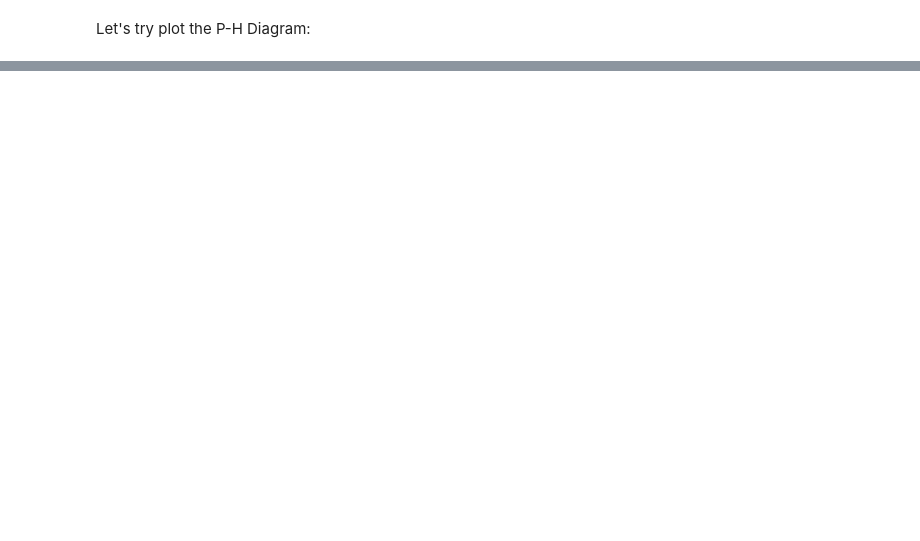
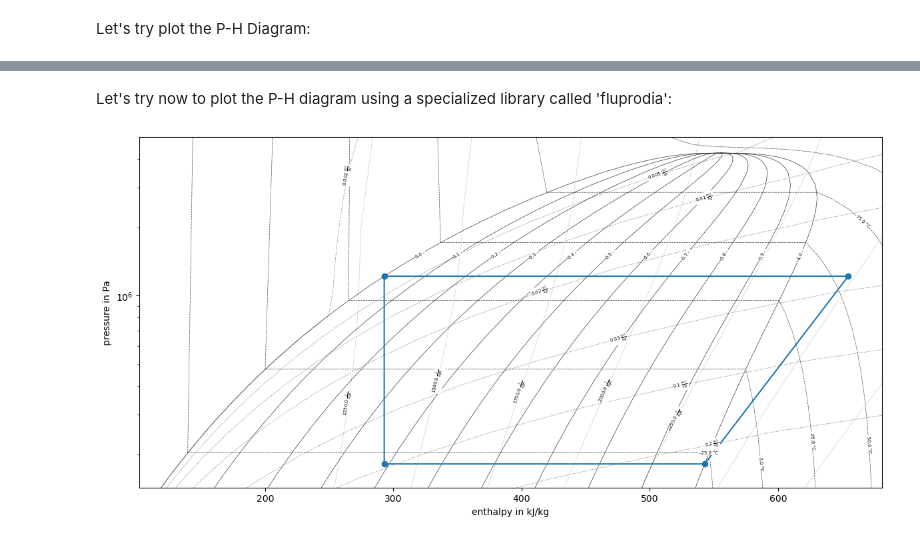
Before and after one commit to boujuan/Renewable_Energy_Heat, a Jupyter notebook: Scratchpad_alberto.ipynb, the cells around one changed output, grey strips where cells are left out. Drawn from its saved outputs; the diff is of its cells as text; code cells hidden in the pictures; blank space fills up the shorter version.

Commit message:
Added P-H and T-S diagrams to scratchpad_alberto

```diff
--- a/Scratchpad_alberto.ipynb
+++ b/Scratchpad_alberto.ipynb
@@ -202,0 +204,23 @@ plt.tight_layout()
+# %% [markdown]
+Let's try now to plot the P-H diagram using a specialized library called 'fluprodia':
+# %%
+diagram = FluidPropertyDiagram(refr_fluid)
+diagram.set_unit_system(T="°C", h="kJ/kg")
+diagram.set_isolines(T=np.arange(-25, 101, 25), s=np.arange(1250, 3001, 250), h=np.arange(100, 801, 100))
+diagram.calc_isolines()
+
+
+fig, ax = plt.subplots(1, figsize=(12, 6))
+
+diagram.draw_isolines(fig, ax, "logph", _x_lims[0], _x_lims[1], _y_lims[0], _y_lims[1])
+#ax.scatter([h / 1e3 for h in [h_1, h_2, h_3, h_4]], [p_1, p_2, p_3, p_4])
+#ax.plot([h / 1e3 for h in [h_1, h_2, h_3, h_4, h_1]], [p_1, p_2, p_3, p_4, p_1])
+ax.scatter([h / 1e3 for h in [h_1, h_2, h_3, h_4]], [press_1, press_2, press_3, press_4])
+ax.plot([h / 1e3 for h in [h_1, h_2, h_3, h_4, h_1]], [press_1, press_2, press_3, press_4, press_1])
+
+ax.set_ylabel("pressure in Pa")
+ax.set_xlabel("enthalpy in kJ/kg")
+
+plt.tight_layout()
+# %% [output]
+[figure, added]
```
Also changed, not shown: parts of 9 cells of this notebook, 1 other file.
